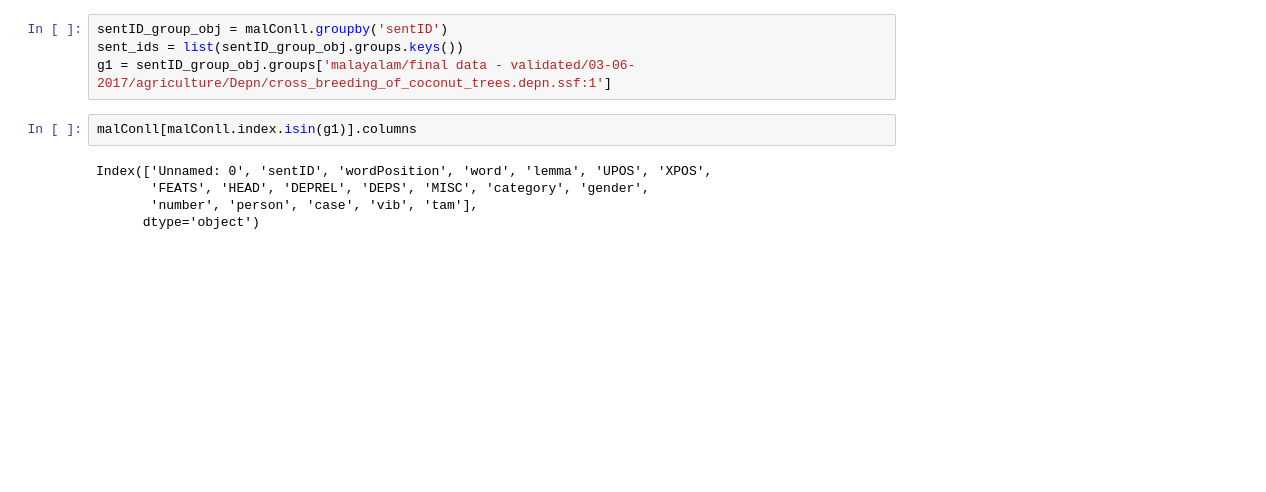
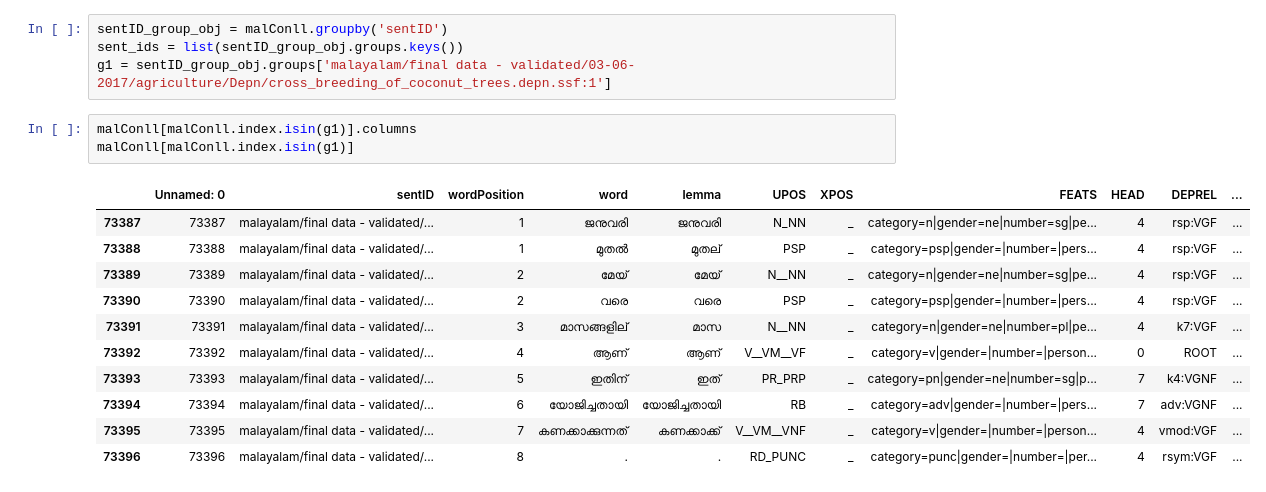
Before and after one commit to ashim95/IndicLM, a Jupyter notebook: generate_nonce_pairs.ipynb, the cells around one changed output. Saved outputs shown, nothing was run; the diff lists cells and outputs as text; blank space fills up the shorter version.

```diff
--- a/generate_nonce_pairs.ipynb
+++ b/generate_nonce_pairs.ipynb
@@ -19,11 +40,19 @@ sent_ids = list(sentID_group_obj.groups.keys())
 g1 = sentID_group_obj.groups['malayalam/final data - validated/03-06-2017/agriculture/Depn/cross_breeding_of_coconut_trees.depn.ssf:1']
 # %%
 malConll[malConll.index.isin(g1)].columns
+malConll[malConll.index.isin(g1)]
 # %% [output]
-Index(['Unnamed: 0', 'sentID', 'wordPosition', 'word', 'lemma', 'UPOS', 'XPOS',
-       'FEATS', 'HEAD', 'DEPREL', 'DEPS', 'MISC', 'category', 'gender',
-       'number', 'person', 'case', 'vib', 'tam'],
-      dtype='object')
+|  | Unnamed: 0 | sentID | wordPosition | word | lemma | UPOS | XPOS | FEATS | HEAD | DEPREL | ... |
+| 73387 | 73387 | malayalam/final data - validated/... | 1 | ജനുവരി | ജനുവരി | N_NN | _ | category=n|gender=ne|number=sg|pe... | 4 | rsp:VGF | ... |
+| 73388 | 73388 | malayalam/final data - validated/... | 1 | മുതല്‍ | മുതല് | PSP | _ | category=psp|gender=|number=|pers... | 4 | rsp:VGF | ... |
+| 73389 | 73389 | malayalam/final data - validated/... | 2 | മേയ് | മേയ് | N__NN | _ | category=n|gender=ne|number=sg|pe... | 4 | rsp:VGF | ... |
+| 73390 | 73390 | malayalam/final data - validated/... | 2 | വരെ | വരെ | PSP | _ | category=psp|gender=|number=|pers... | 4 | rsp:VGF | ... |
+| 73391 | 73391 | malayalam/final data - validated/... | 3 | മാസങ്ങളില് | മാസ | N__NN | _ | category=n|gender=ne|number=pl|pe... | 4 | k7:VGF | ... |
+| 73392 | 73392 | malayalam/final data - validated/... | 4 | ആണ് | ആണ് | V__VM__VF | _ | category=v|gender=|number=|person... | 0 | ROOT | ... |
+| 73393 | 73393 | malayalam/final data - validated/... | 5 | ഇതിന് | ഇത് | PR_PRP | _ | category=pn|gender=ne|number=sg|p... | 7 | k4:VGNF | ... |
+| 73394 | 73394 | malayalam/final data - validated/... | 6 | യോജിച്ചതായി | യോജിച്ചതായി | RB | _ | category=adv|gender=|number=|pers... | 7 | adv:VGNF | ... |
+| 73395 | 73395 | malayalam/final data - validated/... | 7 | കണക്കാക്കുന്നത് | കണക്കാക്ക് | V__VM__VNF | _ | category=v|gender=|number=|person... | 4 | vmod:VGF | ... |
+| 73396 | 73396 | malayalam/final data - validated/... | 8 | . | . | RD_PUNC | _ | category=punc|gender=|number=|per... | 4 | rsym:VGF | ... |
 # %%
 import numpy as np
 import random
```
Also changed, not shown: parts of 6 cells of this notebook.
